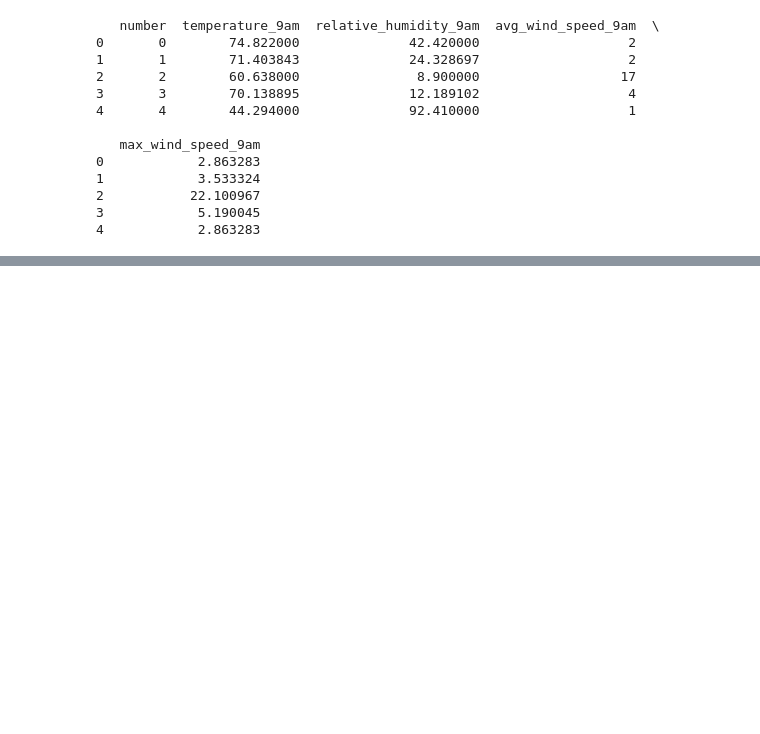
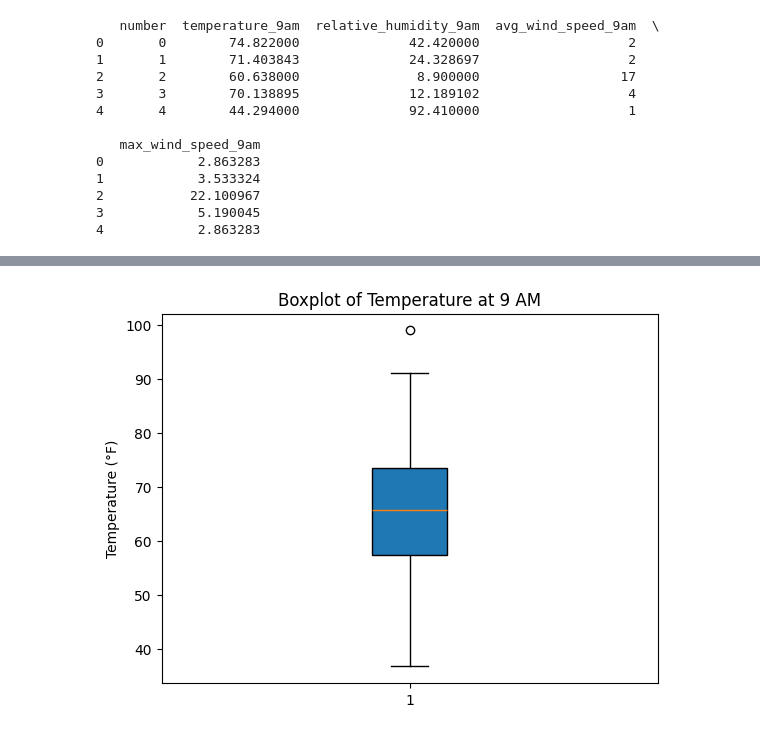
Before and after one commit to sadiyabhokare/AIS_Sadiya, a Jupyter notebook: Project/Daily_weather.ipynb, the cells around one changed output, grey strips where cells are left out. Saved outputs shown, nothing was run; the diff lists cells and outputs as text; code cells hidden in the pictures; blank space fills up the shorter version.

```diff
--- a/Project/Daily_weather.ipynb
+++ b/Project/Daily_weather.ipynb
@@ -359,0 +388,8 @@ print(merged_df.head())
+# %%
+# 14. Plot a boxplot for detecting outliers in a numerical column.
+plt.boxplot(df['temperature_9am'], patch_artist=True)
+plt.title('Boxplot of Temperature at 9 AM')
+plt.ylabel('Temperature (°F)')
+plt.show()
+# %% [output]
+[figure, added]
```
Also changed, not shown: parts of 9 cells of this notebook.
